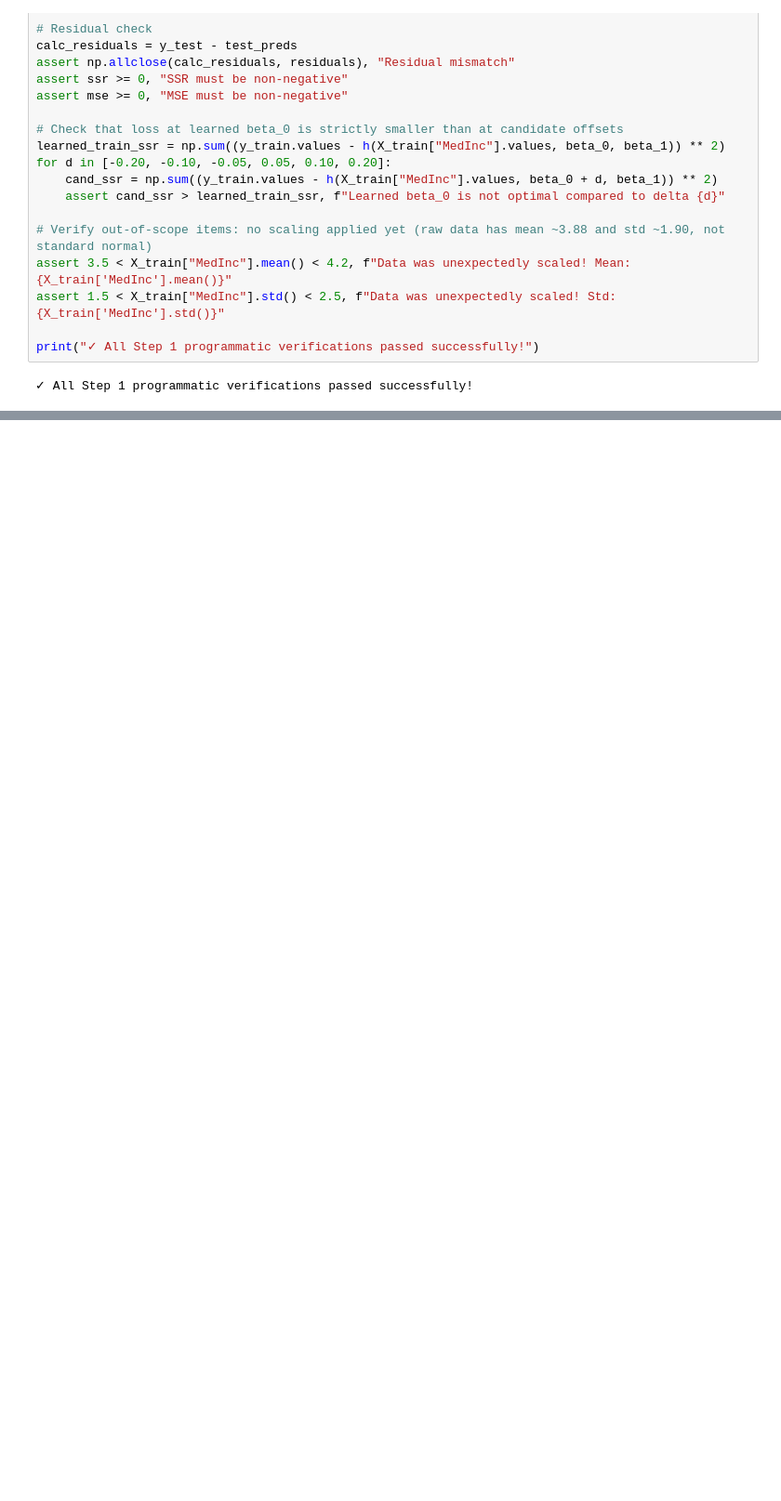
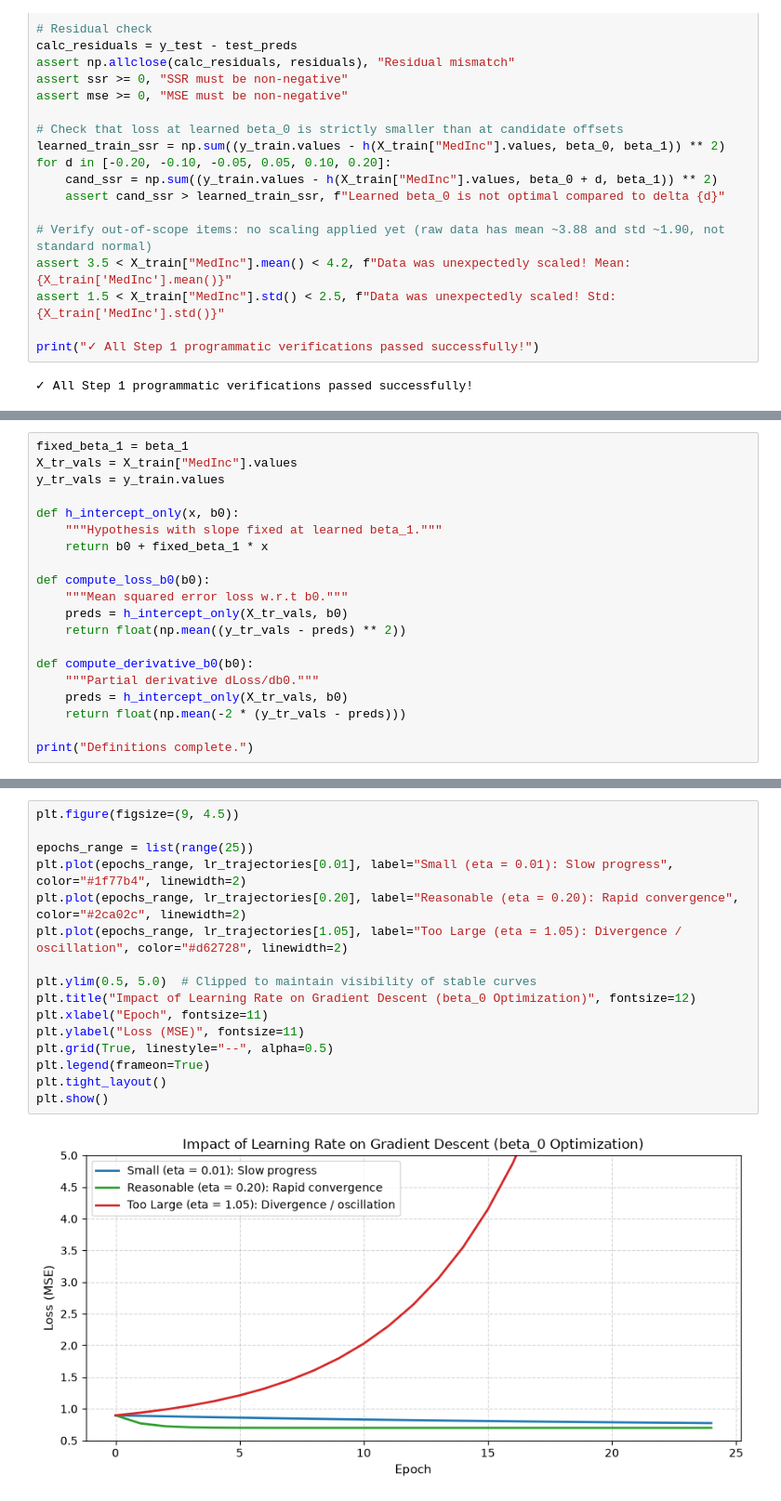
Before and after one commit to abed-dvp/california-housing-training-optimization, a Jupyter notebook: notebook.ipynb, the cells around one changed output, grey strips where cells are left out. Shown at 93% size. Saved outputs shown, nothing was run; the diff lists cells and outputs as text; blank space fills up the shorter version.

```diff
--- a/notebook.ipynb
+++ b/notebook.ipynb
@@ -484,0 +516,20 @@ print("✓ All Step 1 programmatic verifications passed successfully!")
+# %%
+fixed_beta_1 = beta_1
+X_tr_vals = X_train["MedInc"].values
+y_tr_vals = y_train.values
+
+def h_intercept_only(x, b0):
+    """Hypothesis with slope fixed at learned beta_1."""
+    return b0 + fixed_beta_1 * x
+
+def compute_loss_b0(b0):
+    """Mean squared error loss w.r.t b0."""
+    preds = h_intercept_only(X_tr_vals, b0)
+    return float(np.mean((y_tr_vals - preds) ** 2))
+
+def compute_derivative_b0(b0):
+    """Partial derivative dLoss/db0."""
+    preds = h_intercept_only(X_tr_vals, b0)
+    return float(np.mean(-2 * (y_tr_vals - preds)))
+
+print("Definitions complete.")
@@ -484,0 +735,18 @@ print("✓ All Step 1 programmatic verifications passed successfully!")
+# %%
+plt.figure(figsize=(9, 4.5))
+
+epochs_range = list(range(25))
+plt.plot(epochs_range, lr_trajectories[0.01], label="Small (eta = 0.01): Slow progress", color="#1f77b4", linewidth=2)
+plt.plot(epochs_range, lr_trajectories[0.20], label="Reasonable (eta = 0.20): Rapid convergence", color="#2ca02c", linewidth=2)
+plt.plot(epochs_range, lr_trajectories[1.05], label="Too Large (eta = 1.05): Divergence / oscillation", color="#d62728", linewidth=2)
+
+plt.ylim(0.5, 5.0)  # Clipped to maintain visibility of stable curves
+plt.title("Impact of Learning Rate on Gradient Descent (beta_0 Optimization)", fontsize=12)
+plt.xlabel("Epoch", fontsize=11)
+plt.ylabel("Loss (MSE)", fontsize=11)
+plt.grid(True, linestyle="--", alpha=0.5)
+plt.legend(frameon=True)
+plt.tight_layout()
+plt.show()
+# %% [output]
+[figure, added]
```
Also changed, not shown: parts of 27 cells of this notebook, 1 other file.
